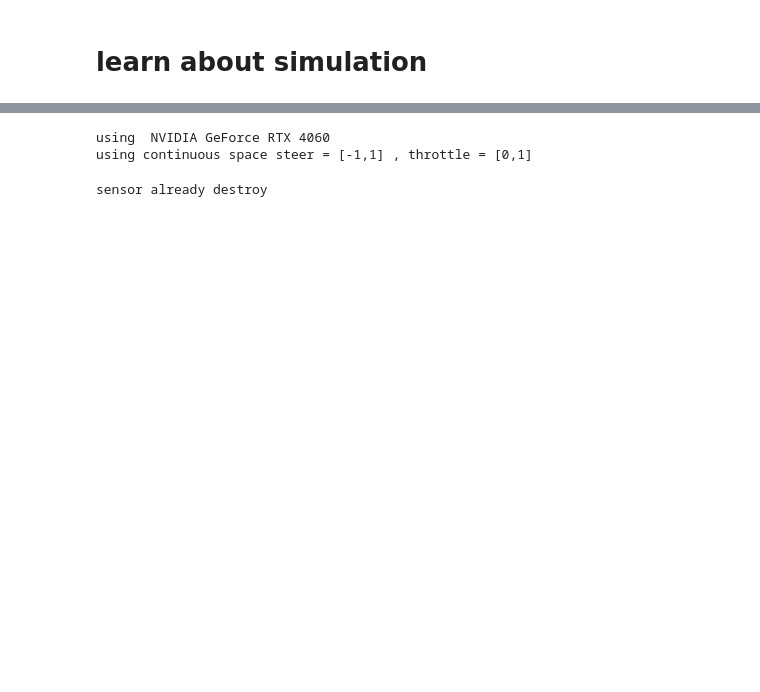
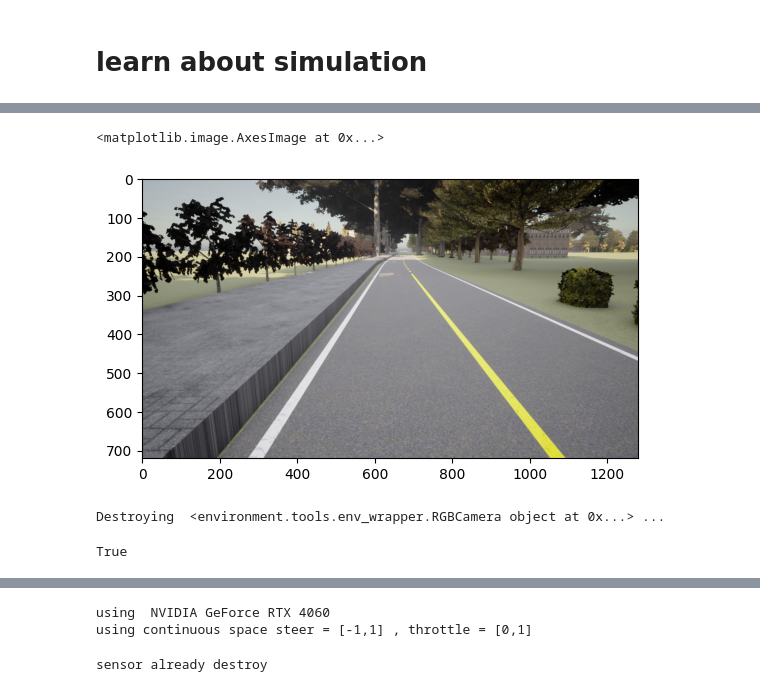
Before and after one commit to PoohNB/self-driving-sb3, a Jupyter notebook: notebook/playing_notbook.ipynb, the cells around one changed output, grey strips where cells are left out. Drawn from its saved outputs; the diff is of its cells as text; code cells hidden in the pictures; blank space fills up the shorter version.

```diff
--- a/notebook/playing_notbook.ipynb
+++ b/notebook/playing_notbook.ipynb
@@ -18,3 +32,30 @@ world = client.get_world()
+# %%
+from utils.tools import carla_point
+from config.spawn_points import car_spawn
+car_spawnponts = [carla_point(p) for p in car_spawn]
+# %%
+blueprints = world.get_blueprint_library()
+bp_car = blueprints.filter('evt_echo_4s')[0]
+car = world.spawn_actor(bp_car, car_spawnponts[0])
+# %%
+from config.camera import front_cam,spectator_cam
+
+cam1 = RGBCamera(world,car,front_cam)
+# %%
+image=cam1.get_image()
+# %%
+plt.imshow(image)
+# %% [output]
+<matplotlib.image.AxesImage at 0x...>
+[figure, added]
+# %%
+cam1.destroy()
+# %% [output]
+Destroying  <environment.tools.env_wrapper.RGBCamera object at 0x...> ...
+# %%
+car.destroy()
+# %% [output]
+True
 # %%
 actors1 = world.get_actors()
 for actor in actors1:
```
Also changed, not shown: parts of 8 cells of this notebook, 23 other files.
